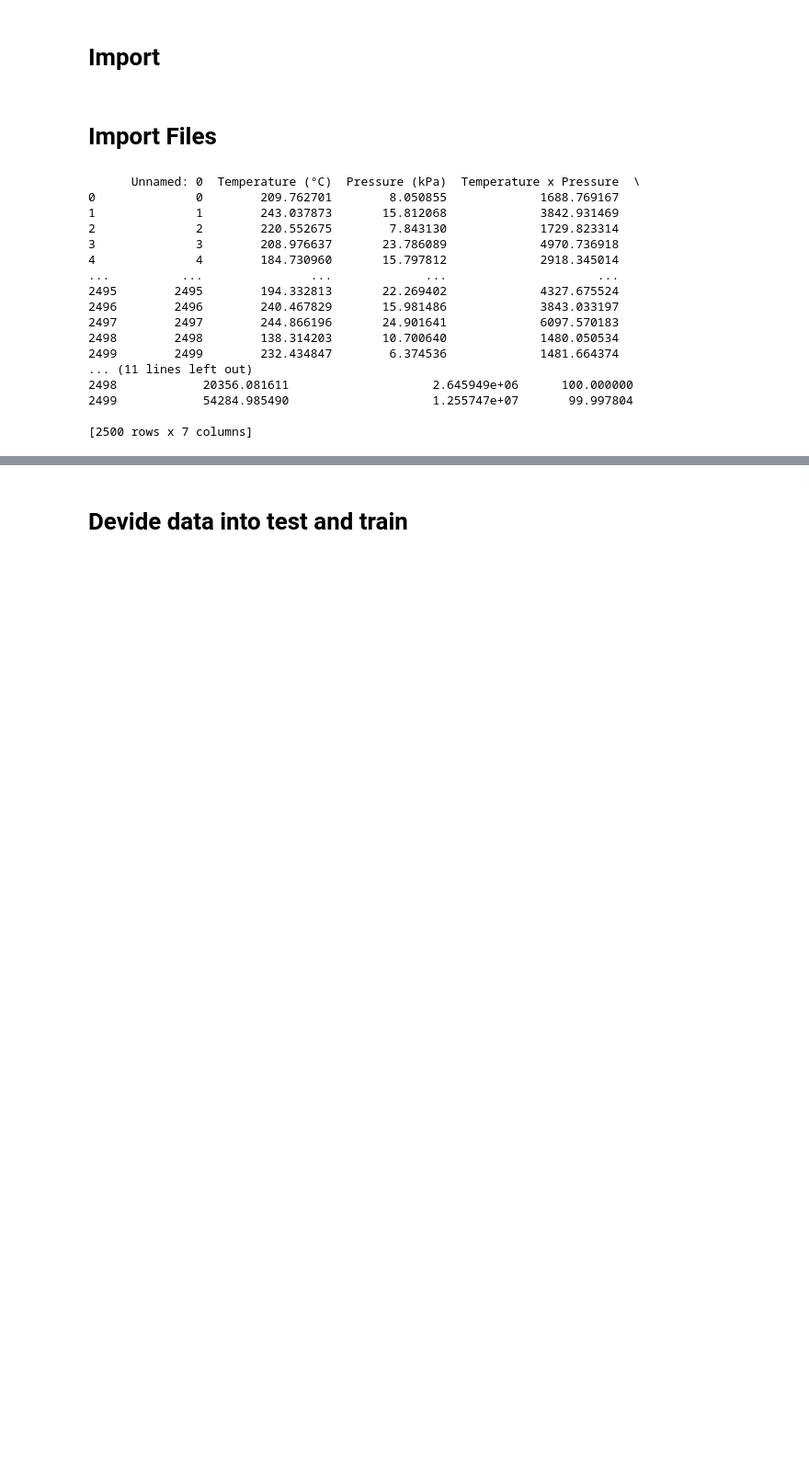
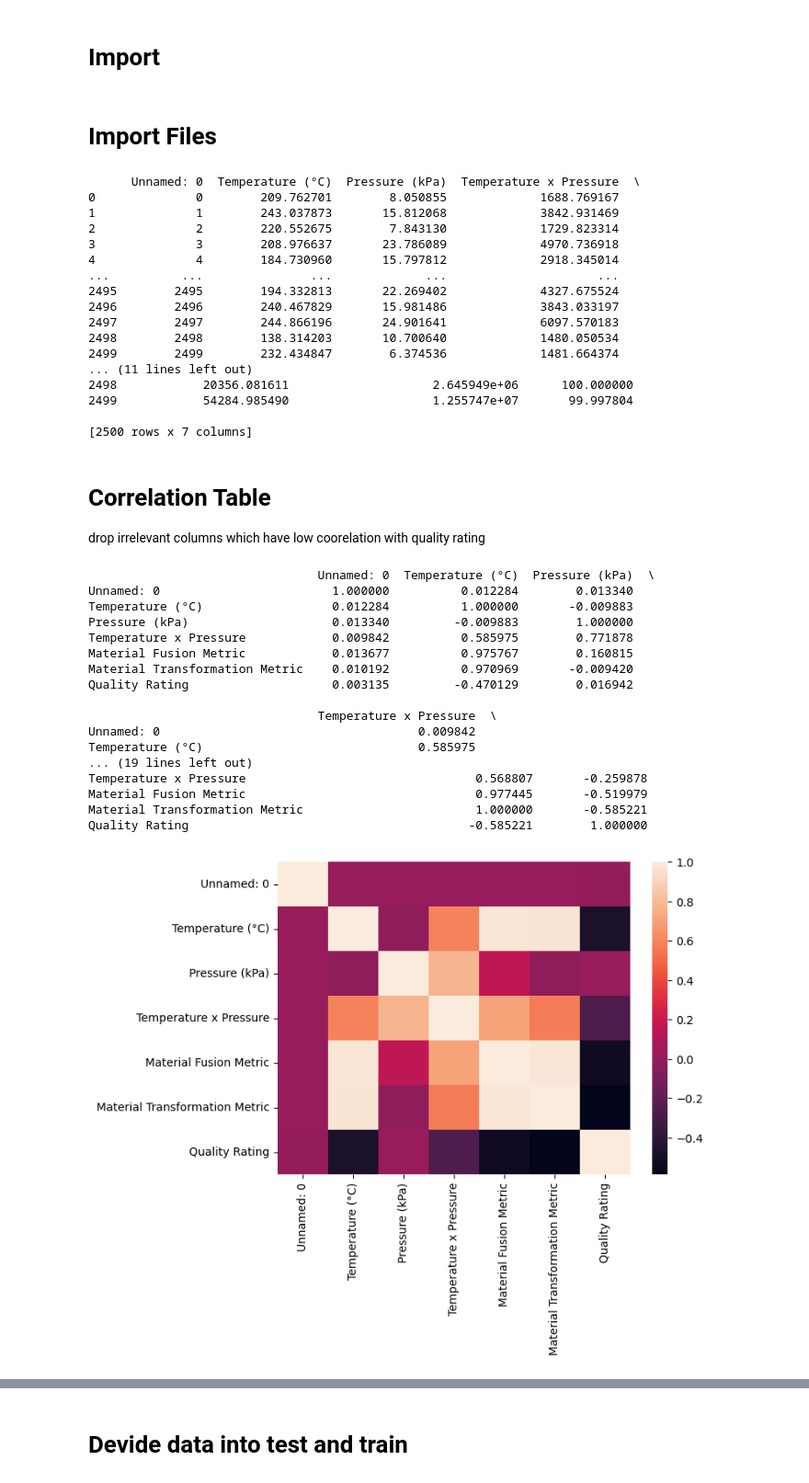
Before and after one commit to chiragraokv/linear_regression_polyfun, a Jupyter notebook: linear reg/BonusTask.ipynb, the cells around one changed output, grey strips where cells are left out. Shown: that part at 92% size. Cells and saved outputs as stored; diff of their text form; code cells hidden in the pictures; blank space fills up the shorter version.

```diff
--- a/linear reg/BonusTask.ipynb
+++ b/linear reg/BonusTask.ipynb
@@ -29,3 +29,40 @@ print(senior_data)
 2499            54284.985490                    1.255747e+07       99.997804
 
 [2500 rows x 7 columns]
+# %% [markdown]
+# Correlation Table
+drop irrelevant columns which have low coorelation with quality rating
+# %%
+
+numeric_columns = senior_data.select_dtypes(include=[np.number]).columns
+numeric_columns = senior_data.columns
+senior_file_numeric = senior_data[numeric_columns]
+correlation_matrix = senior_file_numeric.corr()
+print(correlation_matrix)
+
+plt.figure(figsize=(7, 5))  # Adjust the size of the plot
+sns.heatmap(correlation_matrix)
+plt.show()
+
+columns_to_drop = ['Pressure (kPa)', 'Unnamed: 0']
+columns = senior_data.columns
+columns = [item for item in columns if item not in columns_to_drop]
+# %% [output]
+                                Unnamed: 0  Temperature (°C)  Pressure (kPa)  \
+Unnamed: 0                        1.000000          0.012284        0.013340
+Temperature (°C)                  0.012284          1.000000       -0.009883
+Pressure (kPa)                    0.013340         -0.009883        1.000000
+Temperature x Pressure            0.009842          0.585975        0.771878
+Material Fusion Metric            0.013677          0.975767        0.160815
+Material Transformation Metric    0.010192          0.970969       -0.009420
+Quality Rating                    0.003135         -0.470129        0.016942
+
+                                Temperature x Pressure  \
+Unnamed: 0                                    0.009842
+Temperature (°C)                              0.585975
+... (19 lines left out)
+Temperature x Pressure                                0.568807       -0.259878
+Material Fusion Metric                                0.977445       -0.519979
+Material Transformation Metric                        1.000000       -0.585221
+Quality Rating                                       -0.585221        1.000000
+[figure, added]
```
Also changed, not shown: parts of 41 cells of this notebook.
